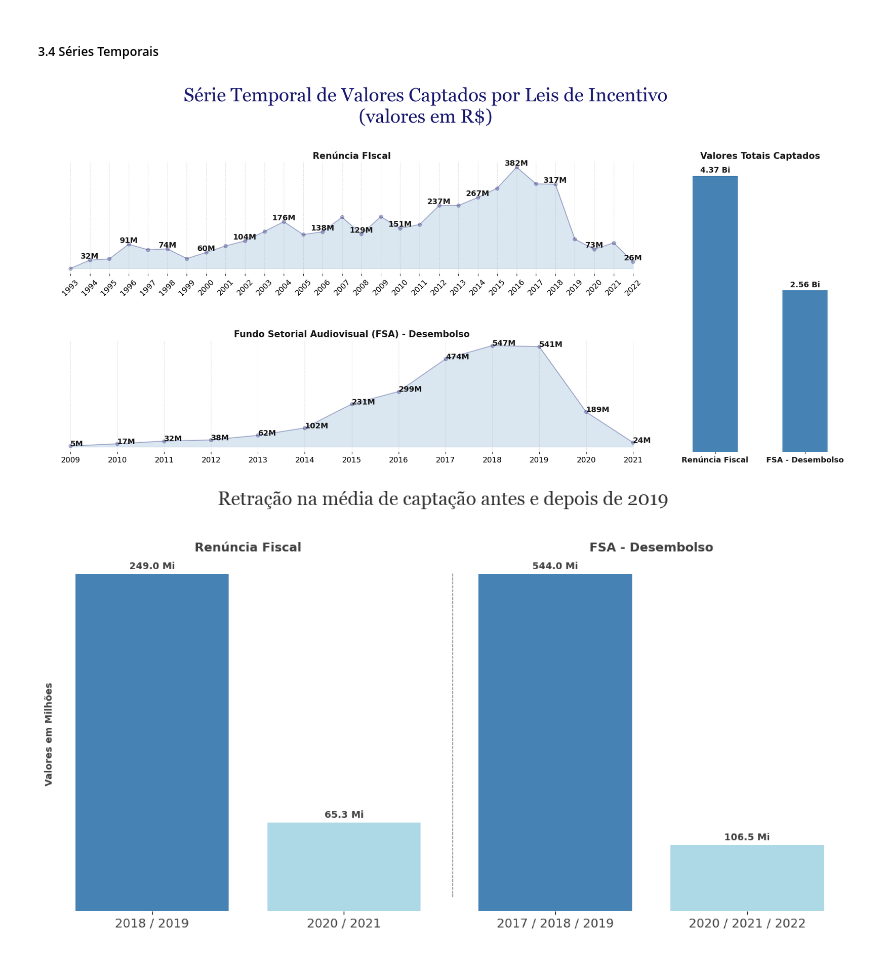
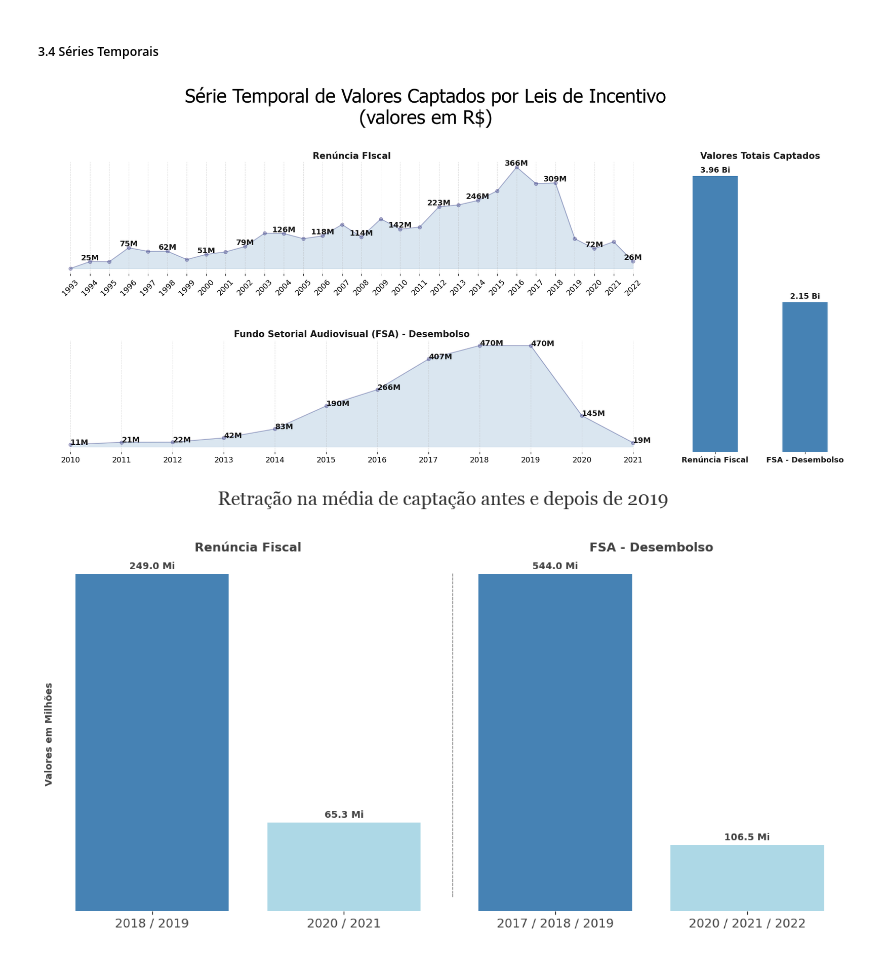
Before and after one commit to fonsecadados/AgenciaNacionalDoCinema_ANCINE, a Jupyter notebook: ANCINE_AgentesEconomicos.ipynb, the cells around one changed output. Cells and saved outputs as stored; diff of their text form; code cells hidden in the pictures.

```diff
--- a/ANCINE_AgentesEconomicos.ipynb
+++ b/ANCINE_AgentesEconomicos.ipynb
@@ -73,18 +78,19 @@ warnings.filterwarnings("ignore")
 # %%
-agentes_economicos = pd.read_csv('C:\\Users\\syafo\\OneDrive\\Documentos\\GitHub\\AgenciaNacionalDoCinema_ANCINE\\data\\AgentesEconomicosRegulares.csv', encoding='latin1', sep=';')
-agnts_economicos = pd.DataFrame(agentes_economicos)
+#Banco de dados ANCINE
+df_agentes_economicos = pd.read_csv('C:\\Users\\syafo\\OneDrive\\Documentos\\GitHub\\AgenciaNacionalDoCinema_ANCINE\\data\\AgentesEconomicosRegulares.csv', encoding='latin1', sep=';')
+df_agentes_economicos = pd.DataFrame(df_agentes_economicos)
 #
-atividades_economicas_agentes = pd.read_csv('C:\\Users\\syafo\\OneDrive\\Documentos\\GitHub\\AgenciaNacionalDoCinema_ANCINE\\data\\AtividadesEconomicasAgentesRegulares.csv', encoding='latin1', sep=';')
-atividade_economicas_agnts = pd.DataFrame(atividades_economicas_agentes)
+df_atividades_economicas_agentes = pd.read_csv('C:\\Users\\syafo\\OneDrive\\Documentos\\GitHub\\AgenciaNacionalDoCinema_ANCINE\\data\\AtividadesEconomicasAgentesRegulares.csv', encoding='latin1', sep=';')
+df_atividades_economicas_agentes = pd.DataFrame(df_atividades_economicas_agentes)
 #
-projetos_renuncia_fiscal = pd.read_csv('C:\\Users\\syafo\\OneDrive\\Documentos\\GitHub\\AgenciaNacionalDoCinema_ANCINE\\data\\ProjetosRenunciaFiscal.csv', encoding='latin1', sep=';')
-proj_renuncia_fiscal = pd.DataFrame(projetos_renuncia_fiscal)
+df_projetos_renuncia_fiscal = pd.read_csv('C:\\Users\\syafo\\OneDrive\\Documentos\\GitHub\\AgenciaNacionalDoCinema_ANCINE\\data\\ProjetosRenunciaFiscal.csv', encoding='latin1', sep=';')
+df_projetos_renuncia_fiscal = pd.DataFrame(df_projetos_renuncia_fiscal)
 #
-investidores_projetos_renuncia_fiscal = pd.read_csv('C:\\Users\\syafo\\OneDrive\\Documentos\\GitHub\\AgenciaNacionalDoCinema_ANCINE\\data\\InvestidoresEmProjetosRenunciaFiscal.csv', encoding='latin1', sep=';')
-investidores_proj_renuncia_fiscal = pd.DataFrame(investidores_projetos_renuncia_fiscal)
+# df_investidores_projetos_renuncia_fiscal = pd.read_csv('C:\\Users\\syafo\\OneDrive\\Documentos\\GitHub\\AgenciaNacionalDoCinema_ANCINE\\data\\InvestidoresEmProjetosRenunciaFiscal.csv', encoding='latin1', sep=';')
+# df_investidores_projetos_renuncia_fiscal = pd.DataFrame(df_investidores_projetos_renuncia_fiscal)
+# #
+df_produtoras_independentes = pd.read_csv('C:\\Users\\syafo\\OneDrive\\Documentos\\GitHub\\AgenciaNacionalDoCinema_ANCINE\\data\\ProdutorasIndependentes.csv', encoding='latin1', sep=';')
+df_produtoras_independentes = pd.DataFrame(df_produtoras_independentes)
 #
-produtoras_independentes = pd.read_csv('C:\\Users\\syafo\\OneDrive\\Documentos\\GitHub\\AgenciaNacionalDoCinema_ANCINE\\data\\ProdutorasIndependentes.csv', encoding='latin1', sep=';')
-produtoras_independentes = pd.DataFrame(produtoras_independentes)
-#
-projetos_contratados_fsa_desembolso = pd.read_csv('C:\\Users\\syafo\\OneDrive\\Documentos\\GitHub\\AgenciaNacionalDoCinema_ANCINE\\data\\ProjetosContratadosFSAeDesembolso.csv', encoding='latin1', sep=';')
-proj_fsa_desembolso =  pd.DataFrame(projetos_contratados_fsa_desembolso)
+df_projetos_fsa_desembolso = pd.read_csv('C:\\Users\\syafo\\OneDrive\\Documentos\\GitHub\\AgenciaNacionalDoCinema_ANCINE\\data\\ProjetosContratadosFSAeDesembolso.csv', encoding='latin1', sep=';')
+df_projetos_fsa_desembolso =  pd.DataFrame(df_projetos_fsa_desembolso)
@@ -753,7 +644,7 @@ gs = gridspec.GridSpec(2, 1)
 axs = [plt.subplot(gs[i]) for i in range(2)]
 
 
-tabela_classificacao_produtora = pd.DataFrame(agnts_tabela_unificada[['UF', 'CLASSIFICACAO_NIVEL_PRODUTORA']])
+tabela_classificacao_produtora = pd.DataFrame(agentes_regulares_independentes[['UF', 'CLASSIFICACAO_NIVEL_PRODUTORA']])
 
 tabela_classificacao_produtora_top = tabela_classificacao_produtora['CLASSIFICACAO_NIVEL_PRODUTORA'].value_counts().head(5)
 
@@ -784,7 +675,7 @@ axs[0].set_yticklabels(axs[0].get_yticklabels(), fontweight='medium', rotation=0
 axs[0].set_xticklabels(axs[0].get_xticklabels(), fontweight='bold', fontsize=12, rotation=45)
 axs[0].set_title("   ", fontsize=20)
 
-fontprops = {'color': 'midnightblue', 'weight': 'bold', 'style': 'normal', 'family' : 'Georgia'}
+fontprops = {'color': 'k', 'weight': 'bold', 'style': 'normal', 'family' : 'Tahoma'}
 plt.suptitle('Distribuição - Classificação de Nível de Produtora', fontdict=fontprops, fontsize=28)
 plt.subplots_adjust(top=1.87)
 plt.subplots_adjust(hspace=1.5)
@@ -842,15 +733,15 @@ plt.show()
 # %% [markdown]
 ##### 3.4 Séries Temporais
 # %%
-df_serie_temp_renun_fiscal = proj_renuncia_fiscal[['DT_APROVACAO_CAPTACAO', 'TOTAL_CAPTADO']]
-df_serie_temp_renun_fiscal['TOTAL_CAPTADO'] = df_serie_temp_renun_fiscal['TOTAL_CAPTADO'].str.replace(',', '.').astype(float)
+df_serie_temp_renun_fiscal = projetos_renuncia_fiscal_e_agentes[['DT_APROVACAO_CAPTACAO', 'TOTAL_CAPTADO']]
+# df_serie_temp_renun_fiscal['TOTAL_CAPTADO'] = df_serie_temp_renun_fiscal['TOTAL_CAPTADO'].str.replace(',', '.').astype(float)
 df_serie_temp_renun_fiscal['DT_APROVACAO_CAPTACAO'] = df_serie_temp_renun_fiscal['DT_APROVACAO_CAPTACAO'].dt.year
 df_serie_temp_renun_fiscal = df_serie_temp_renun_fiscal.set_index('DT_APROVACAO_CAPTACAO')['TOTAL_CAPTADO']
 df_serie_temp_renun_fiscal = df_serie_temp_renun_fiscal.groupby(df_serie_temp_renun_fiscal.index).sum().reset_index()
 df_serie_temp_renun_fiscal_ano = df_serie_temp_renun_fiscal.set_index('DT_APROVACAO_CAPTACAO')['TOTAL_CAPTADO']
 
-df_serie_temp_fsa_desembolso = proj_fsa_desembolso[['DT_PRIMEIRO_DESEMBOLSO', 'VL_TOTAL_LIBERADO']]
-df_serie_temp_fsa_desembolso['VL_TOTAL_LIBERADO'] = df_serie_temp_fsa_desembolso['VL_TOTAL_LIBERADO'].str.replace(',', '.').astype(float)
+df_serie_temp_fsa_desembolso = projetos_fsa_desembolso_e_agentes[['DT_PRIMEIRO_DESEMBOLSO', 'VL_TOTAL_LIBERADO']]
+# df_serie_temp_fsa_desembolso['VL_TOTAL_LIBERADO'] = df_serie_temp_fsa_desembolso['VL_TOTAL_LIBERADO'].str.replace(',', '.').astype(float)
 df_serie_temp_fsa_desembolso['DT_PRIMEIRO_DESEMBOLSO'] = pd.to_datetime(df_serie_temp_fsa_desembolso['DT_PRIMEIRO_DESEMBOLSO'], errors='coerce')
 df_serie_temp_fsa_desembolso = df_serie_temp_fsa_desembolso.dropna(subset=['DT_PRIMEIRO_DESEMBOLSO'])
 df_serie_temp_fsa_desembolso['DT_PRIMEIRO_DESEMBOLSO'] = df_serie_temp_fsa_desembolso['DT_PRIMEIRO_DESEMBOLSO'].dt.year.astype(int)
@@ -916,35 +807,35 @@ def grafico_fsa_renuncia_fiscal():
         height = rect.get_height()
         value_in_billions = height / 1e9  # Convert value to billions
         rounded_value = round(value_in_billions, 2)  # Round to one decimal place
         annot_text = f'{rounded_value:,.2f} Bi'
         axs[2].annotate(annot_text, xy=(rect.get_x() + rect.get_width() / 2  , height), xytext=(0, 3), textcoords="offset points", ha='center', va='bottom', fontweight='bold', fontsize=13, alpha=0.9)
     axs[2].set_xticklabels(['Renúncia Fiscal', 'FSA - Desembolso'], rotation=0, fontweight='bold', alpha=0.9)
     axs[2].set_title('Valores Totais Captados', fontsize=15, fontweight='bold', alpha=0.9)
     # Set tick parameters and labels
     for ax_single in axs:
         ax_single.tick_params(axis='both', which='major', labelsize=13)
         ax_single.set_ylabel(None)
         ax_single.set_yticks([])
 
     # Remove spines
     for ax_single in axs:
         ax_single.spines['top'].set_visible(False)
         ax_single.spines['right'].set_visible(False)
         ax_single.spines['bottom'].set_visible(False)
         ax_single.spines['left'].set_visible(False)
 
     # Adjust the spacing around subplots
     plt.subplots_adjust(top=0.95, bottom=0.1, wspace=0.1, hspace=0.6)
 
     # Add title
-    fontprops = {'color': 'midnightblue', 'weight': 'bold', 'style': 'normal', 'family' : 'Georgia'}
+    fontprops = {'color': 'k', 'weight': 'bold', 'style': 'normal', 'family' : 'Tahoma'}
     plt.suptitle('Série Temporal de Valores Captados por Leis de Incentivo\n(valores em R$)', fontdict=fontprops, fontsize=32, y=1.17)
     # Show the plot
     plt.show()
 
 grafico_fsa_renuncia_fiscal()
 # %% [output]
-[figure, old version]
+[figure, new version]
 # %%
 def retracao_media_antes_e_depois_2019():
    # Dados
```
Also changed, not shown: parts of 40 cells of this notebook, 1 other file.
